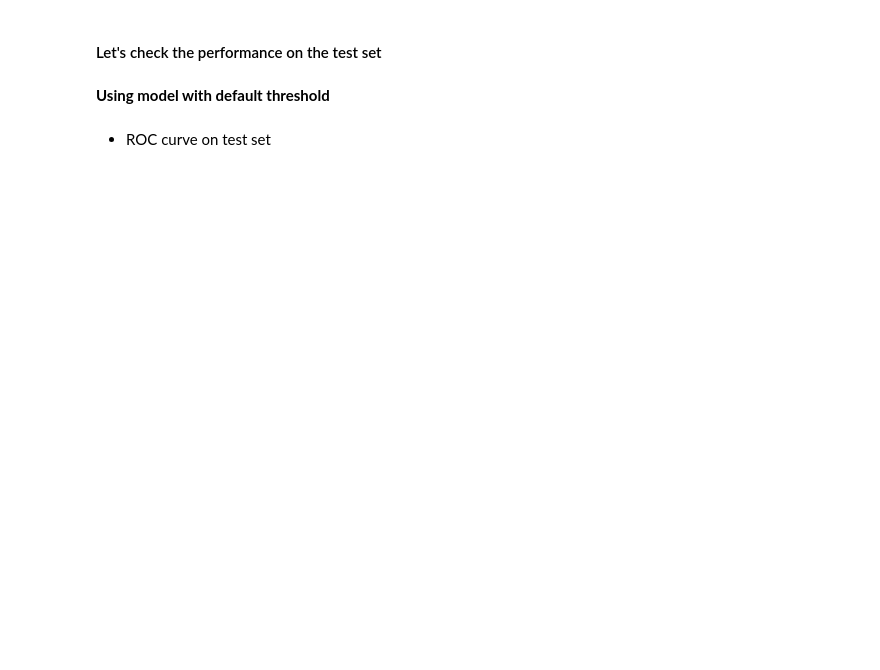
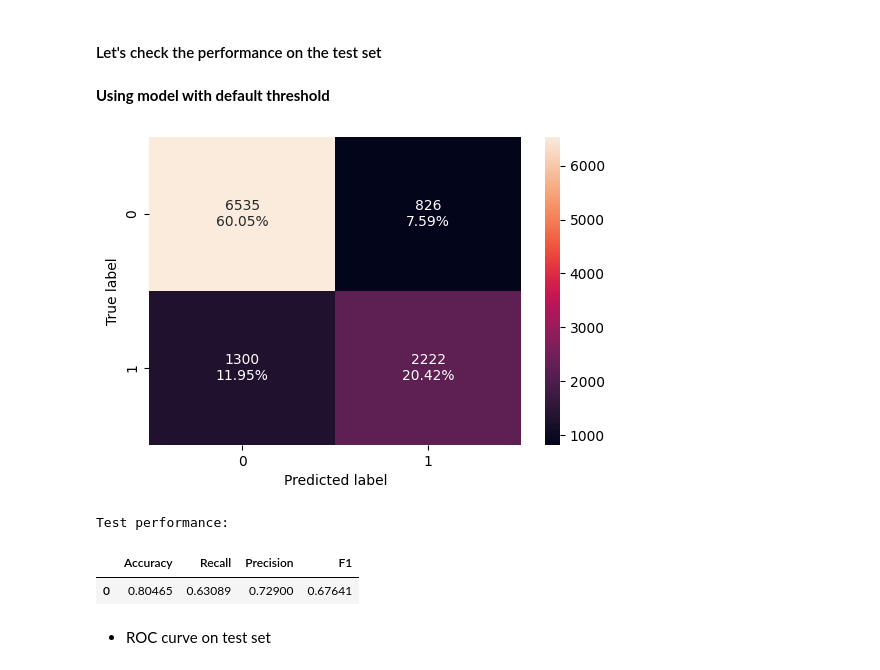
Before and after one commit to Mahal09/Python, a Jupyter notebook: Project_SLC_DSBA_INNHotels_LowCode_V3_1.ipynb, the cells around one changed output. Drawn from its saved outputs; the diff is of its cells as text; code cells hidden in the pictures; blank space fills up the shorter version.

```diff
--- a/Project_SLC_DSBA_INNHotels_LowCode_V3_1.ipynb
+++ b/Project_SLC_DSBA_INNHotels_LowCode_V3_1.ipynb
@@ -1053,12 +1145,18 @@ log_reg_model_train_perf_threshold_curve
 **Using model with default threshold**
 # %%
 # creating confusion matrix
-confusion_matrix_statsmodels('_______') ## Complete the code to create confusion matrix for X_test1 and y_test
+confusion_matrix_statsmodels(lg1,X_test1,y_test) ## Complete the code to create confusion matrix for X_test1 and y_test
+# %% [output]
+[figure, added]
 # %%
-log_reg_model_test_perf = model_performance_classification_statsmodels('_______') ## Complete the code to check performance on X_test1 and y_test
+log_reg_model_test_perf = model_performance_classification_statsmodels(lg1,X_test1,y_test) ## Complete the code to check performance on X_test1 and y_test
 
 print("Test performance:")
 log_reg_model_test_perf
+# %% [output]
+Test performance:
+|  | Accuracy | Recall | Precision | F1 |
+| 0 | 0.80465 | 0.63089 | 0.72900 | 0.67641 |
 # %% [markdown]
 * ROC curve on test set
 # %%
```
Also changed, not shown: parts of 26 cells of this notebook.
